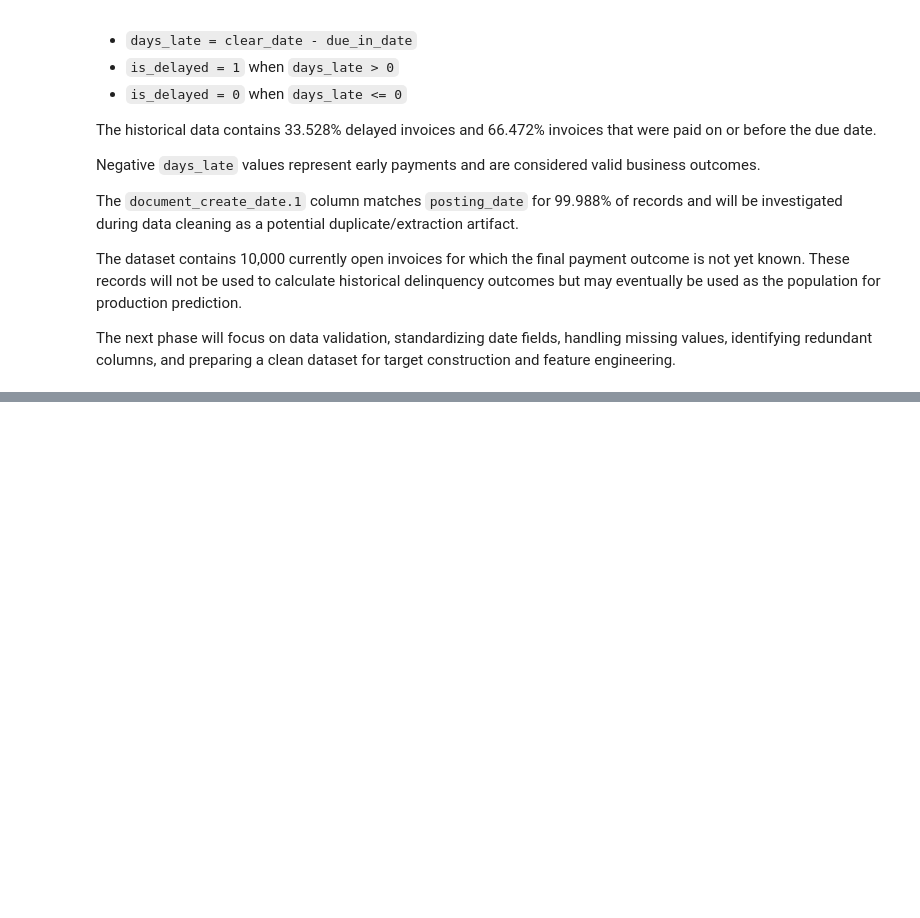
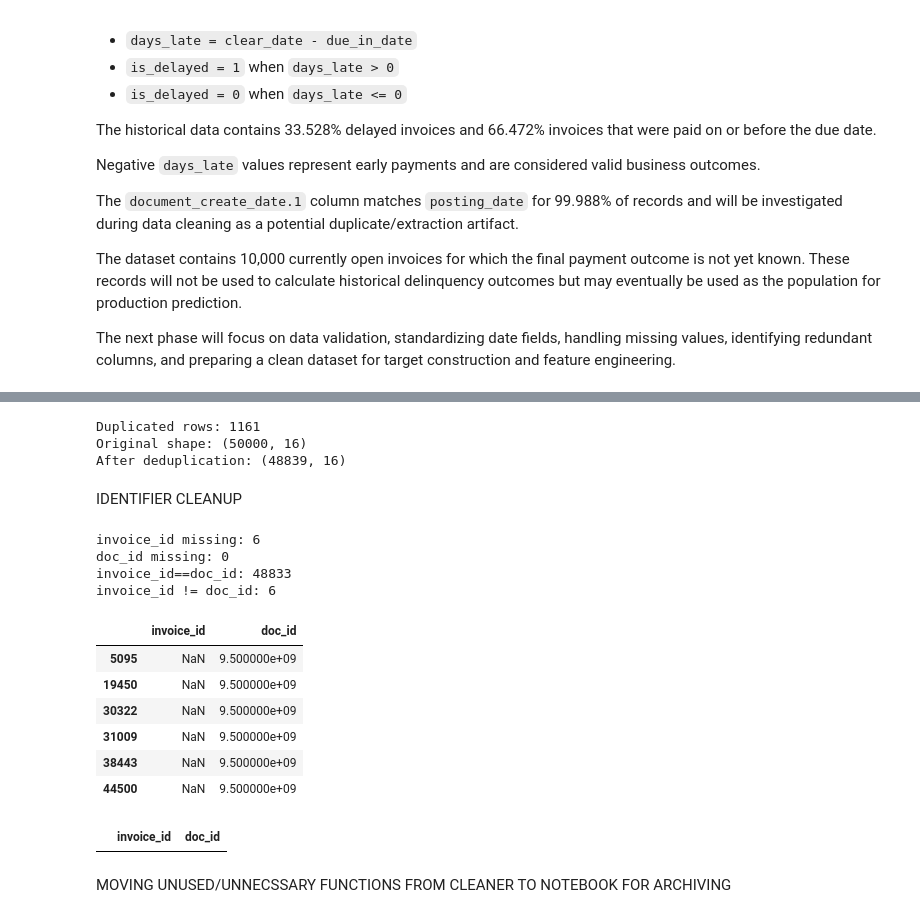
Before and after one commit to HamoodFaridi/p2p-bottleneck-delinquency-predictor, a Jupyter notebook: notebooks/01_dataset_understanding.ipynb, the cells around one changed output, grey strips where cells are left out. Saved outputs shown, nothing was run; the diff lists cells and outputs as text; code cells hidden in the pictures; blank space fills up the shorter version.

```diff
--- a/notebooks/01_dataset_understanding.ipynb
+++ b/notebooks/01_dataset_understanding.ipynb
@@ -672,0 +795,53 @@ The next phase will focus on data validation, standardizing date fields, handlin
+# %%
+cleaned_df_nb = cleaned_df.copy()
+# %%
+duplicated_rows = cleaned_df_nb.duplicated().sum()
+print("Duplicated rows:", duplicated_rows)
+
+deduplicated_df  = cleaned_df_nb.drop_duplicates()
+print("Original shape:", cleaned_df_nb.shape)
+print("After deduplication:", deduplicated_df.shape)
+# %% [output]
+Duplicated rows: 1161
+Original shape: (50000, 16)
+After deduplication: (48839, 16)
+# %% [markdown]
+IDENTIFIER CLEANUP
+# %%
+print("invoice_id missing:", deduplicated_df["invoice_id"].isna().sum())
+print("doc_id missing:", deduplicated_df["doc_id"].isna().sum())
+
+print(
+    "invoice_id==doc_id:",
+    (deduplicated_df["invoice_id"] == deduplicated_df["doc_id"]).sum()
+)
+
+print(
+    "invoice_id != doc_id:",
+    (deduplicated_df["invoice_id"] != deduplicated_df["doc_id"]).sum()
+)
+# %% [output]
+invoice_id missing: 6
+doc_id missing: 0
+invoice_id==doc_id: 48833
+invoice_id != doc_id: 6
+# %%
+deduplicated_df[
+    deduplicated_df["invoice_id"].isna()
+][["invoice_id", "doc_id"]]
+# %% [output]
+|  | invoice_id | doc_id |
+| 5095 | NaN | 9.500000e+09 |
+| 19450 | NaN | 9.500000e+09 |
+| 30322 | NaN | 9.500000e+09 |
+| 31009 | NaN | 9.500000e+09 |
+| 38443 | NaN | 9.500000e+09 |
+| 44500 | NaN | 9.500000e+09 |
+# %%
+deduplicated_df[
+    deduplicated_df["doc_id"].isna()
+][["invoice_id", "doc_id"]]
+# %% [output]
+|  | invoice_id | doc_id |
+# %% [markdown]
+MOVING UNUSED/UNNECSSARY FUNCTIONS FROM CLEANER TO NOTEBOOK FOR ARCHIVING
```
Also changed, not shown: parts of 10 cells of this notebook, 8 other files.
